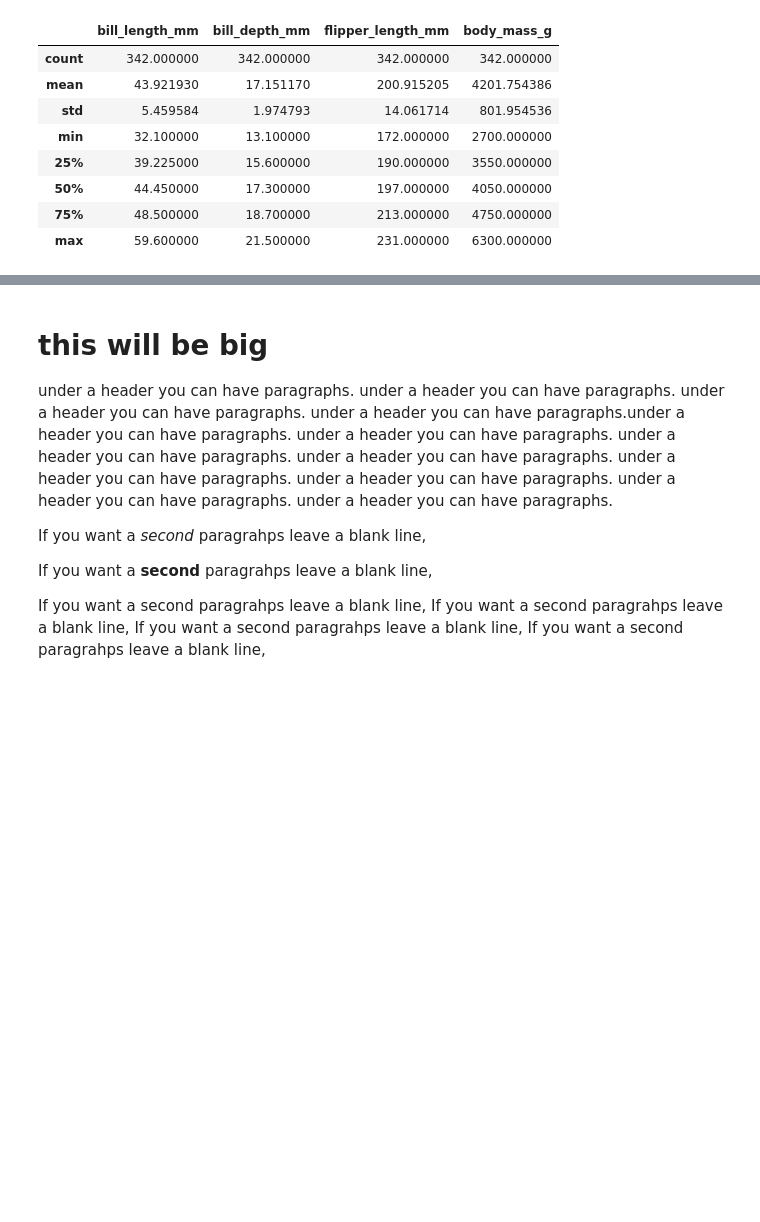
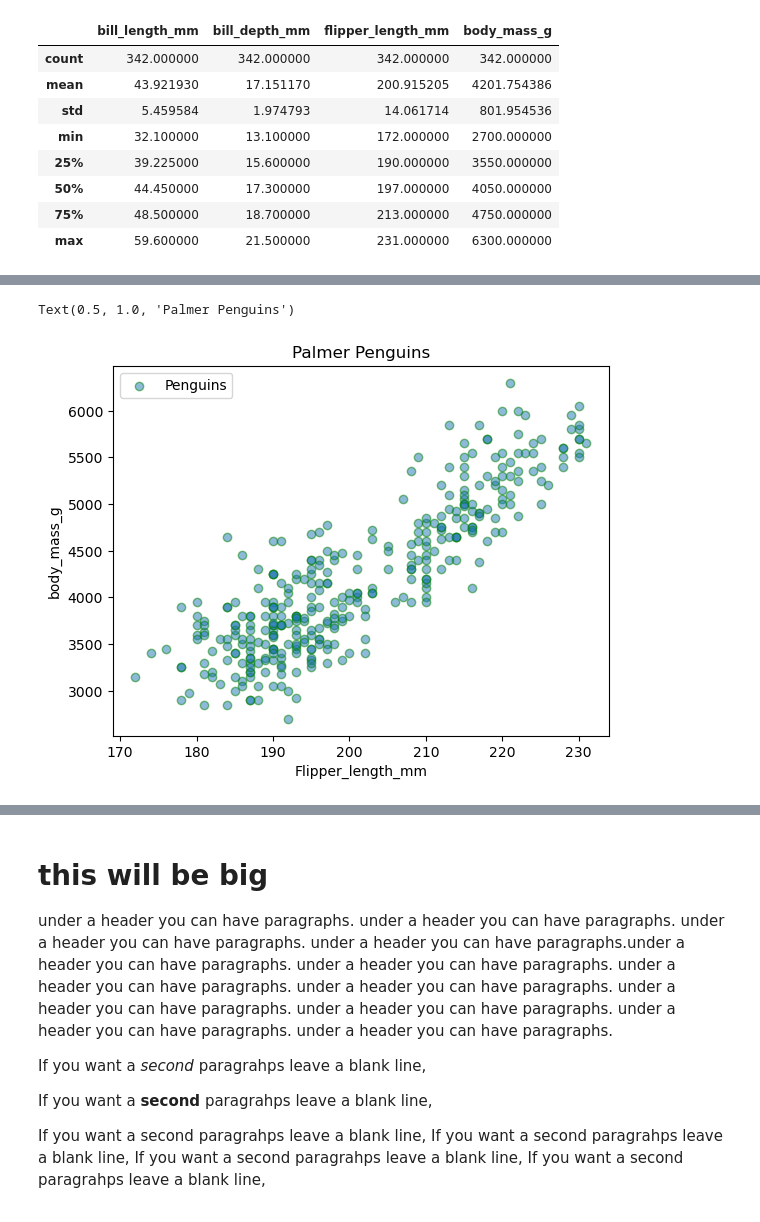
Before and after one commit to RobAstur/Principles-of-data-analytics-, a Jupyter notebook: penguins.ipynb, the cells around one changed output, grey strips where cells are left out. Saved outputs shown, nothing was run; the diff lists cells and outputs as text; code cells hidden in the pictures; blank space fills up the shorter version.

```diff
--- a/penguins.ipynb
+++ b/penguins.ipynb
@@ -83,0 +68,18 @@ df.describe()
+# %%
+# playing around not ready yet
+bill_length = df["bill_length_mm"].to_numpy()
+bill_depth = df["bill_depth_mm"].to_numpy()
+flipper_length = df["flipper_length_mm"].to_numpy()
+body_mass = df["body_mass_g"].to_numpy()
+# %%
+
+
+plt.scatter(flipper_length,body_mass, alpha=0.5, edgecolors='g', linewidths=1)
+plt.legend(["Penguins"])
+
+plt.xlabel("Flipper_length_mm")
+plt.ylabel("body_mass_g")
+plt.title("Palmer Penguins")
+# %% [output]
+Text(0.5, 1.0, 'Palmer Penguins')
+[figure, added]
```
Also changed, not shown: parts of 19 cells of this notebook, 3 other files.
